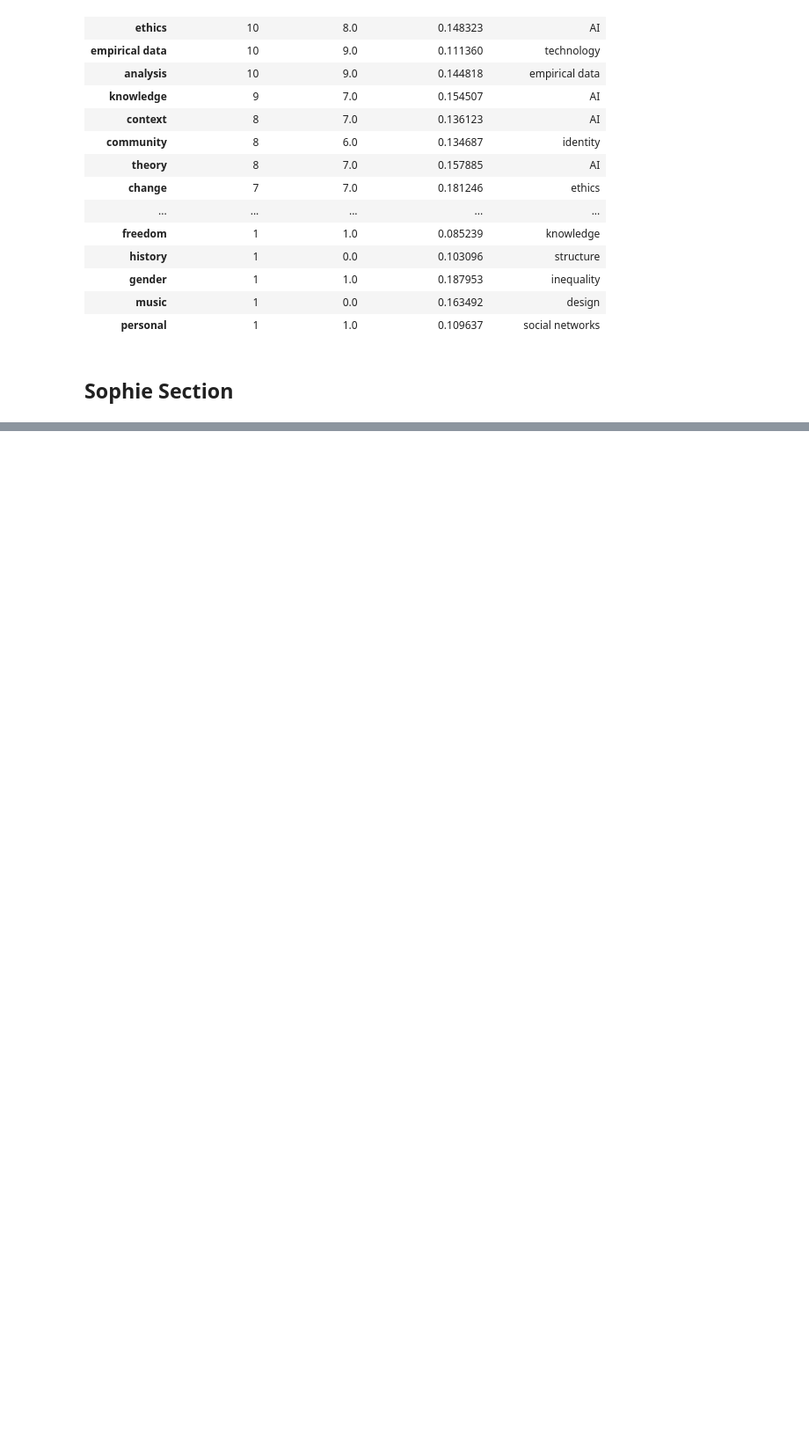
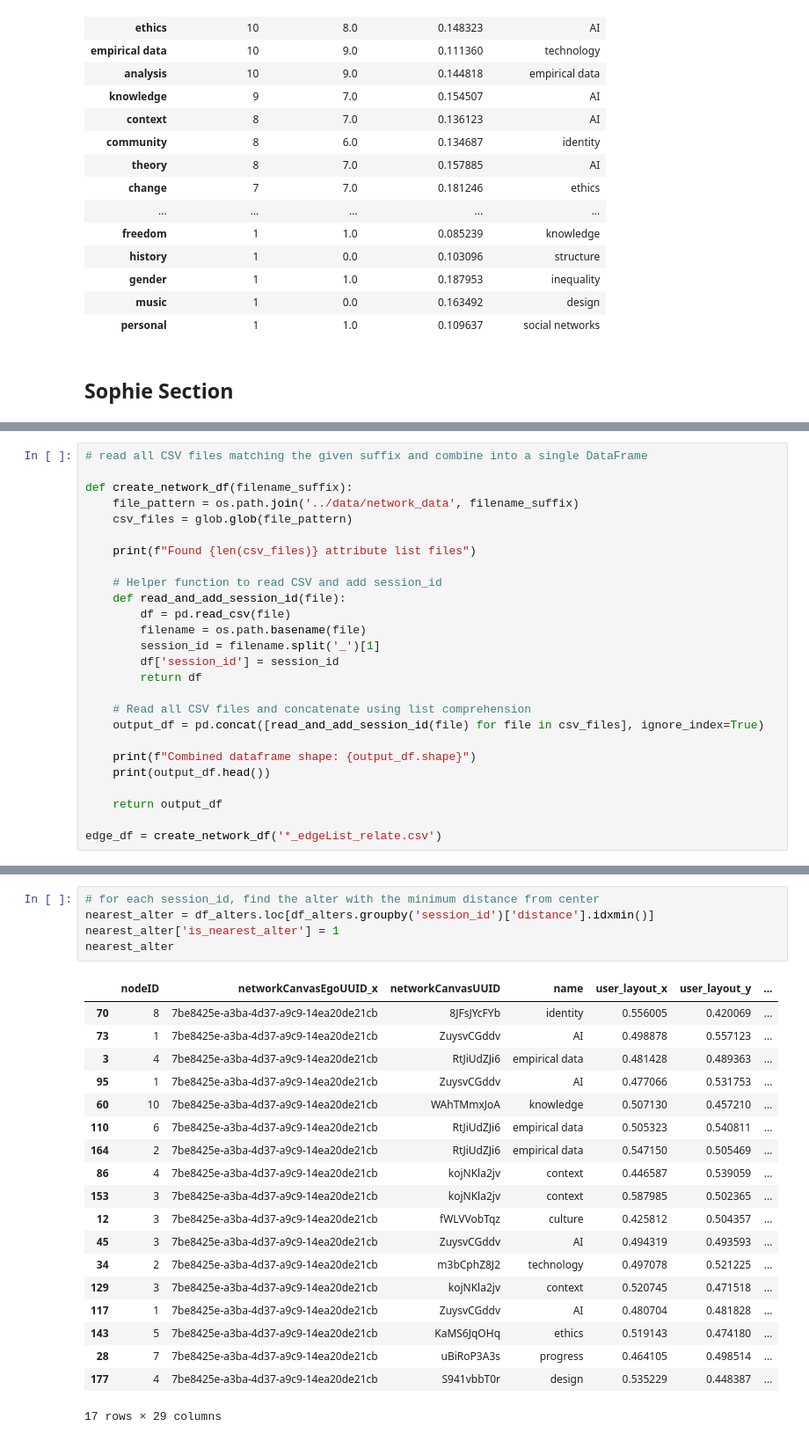
Before and after one commit to isaacbacker/GroupPres_SDS, a Jupyter notebook: Notebooks/network_analysis_group_project.ipynb, the cells around one changed output, grey strips where cells are left out. Shown at 88% size. Drawn from its saved outputs; the diff is of its cells as text; blank space fills up the shorter version.

```diff
--- a/Notebooks/network_analysis_group_project.ipynb
+++ b/Notebooks/network_analysis_group_project.ipynb
@@ -428,0 +448,26 @@ df_alters.head()
+# %%
+# read all CSV files matching the given suffix and combine into a single DataFrame
+
+def create_network_df(filename_suffix):
+    file_pattern = os.path.join('../data/network_data', filename_suffix)
+    csv_files = glob.glob(file_pattern)
+
+    print(f"Found {len(csv_files)} attribute list files")
+
+    # Helper function to read CSV and add session_id
+    def read_and_add_session_id(file):
+        df = pd.read_csv(file)
+        filename = os.path.basename(file)
+        session_id = filename.split('_')[1]
+        df['session_id'] = session_id
+        return df
+
+    # Read all CSV files and concatenate using list comprehension
+    output_df = pd.concat([read_and_add_session_id(file) for file in csv_files], ignore_index=True)
+
+    print(f"Combined dataframe shape: {output_df.shape}")
+    print(output_df.head())
+
+    return output_df
+
+edge_df = create_network_df('*_edgeList_relate.csv')
@@ -428,0 +520,25 @@ df_alters.head()
+# %%
+# for each session_id, find the alter with the minimum distance from center
+nearest_alter = df_alters.loc[df_alters.groupby('session_id')['distance'].idxmin()]
+nearest_alter['is_nearest_alter'] = 1
+nearest_alter
+# %% [output]
+|  | nodeID | networkCanvasEgoUUID_x | networkCanvasUUID | name | user_layout_x | user_layout_y | ... |
+| 70 | 8 | 7be8425e-a3ba-4d37-a9c9-14ea20de21cb | 8JFsJYcFYb | identity | 0.556005 | 0.420069 | ... |
+| 73 | 1 | 7be8425e-a3ba-4d37-a9c9-14ea20de21cb | ZuysvCGddv | AI | 0.498878 | 0.557123 | ... |
+| 3 | 4 | 7be8425e-a3ba-4d37-a9c9-14ea20de21cb | RtJiUdZJi6 | empirical data | 0.481428 | 0.489363 | ... |
+| 95 | 1 | 7be8425e-a3ba-4d37-a9c9-14ea20de21cb | ZuysvCGddv | AI | 0.477066 | 0.531753 | ... |
+| 60 | 10 | 7be8425e-a3ba-4d37-a9c9-14ea20de21cb | WAhTMmxJoA | knowledge | 0.507130 | 0.457210 | ... |
+| 110 | 6 | 7be8425e-a3ba-4d37-a9c9-14ea20de21cb | RtJiUdZJi6 | empirical data | 0.505323 | 0.540811 | ... |
+| 164 | 2 | 7be8425e-a3ba-4d37-a9c9-14ea20de21cb | RtJiUdZJi6 | empirical data | 0.547150 | 0.505469 | ... |
+| 86 | 4 | 7be8425e-a3ba-4d37-a9c9-14ea20de21cb | kojNKla2jv | context | 0.446587 | 0.539059 | ... |
+| 153 | 3 | 7be8425e-a3ba-4d37-a9c9-14ea20de21cb | kojNKla2jv | context | 0.587985 | 0.502365 | ... |
+| 12 | 3 | 7be8425e-a3ba-4d37-a9c9-14ea20de21cb | fWLVVobTqz | culture | 0.425812 | 0.504357 | ... |
+| 45 | 3 | 7be8425e-a3ba-4d37-a9c9-14ea20de21cb | ZuysvCGddv | AI | 0.494319 | 0.493593 | ... |
+| 34 | 2 | 7be8425e-a3ba-4d37-a9c9-14ea20de21cb | m3bCphZ8J2 | technology | 0.497078 | 0.521225 | ... |
+| 129 | 3 | 7be8425e-a3ba-4d37-a9c9-14ea20de21cb | kojNKla2jv | context | 0.520745 | 0.471518 | ... |
+| 117 | 1 | 7be8425e-a3ba-4d37-a9c9-14ea20de21cb | ZuysvCGddv | AI | 0.480704 | 0.481828 | ... |
+| 143 | 5 | 7be8425e-a3ba-4d37-a9c9-14ea20de21cb | KaMS6JqOHq | ethics | 0.519143 | 0.474180 | ... |
+| 28 | 7 | 7be8425e-a3ba-4d37-a9c9-14ea20de21cb | uBiRoP3A3s | progress | 0.464105 | 0.498514 | ... |
+| 177 | 4 | 7be8425e-a3ba-4d37-a9c9-14ea20de21cb | S941vbbT0r | design | 0.535229 | 0.448387 | ... |
+17 rows × 29 columns
```
Also changed, not shown: parts of 16 cells of this notebook, 1 other file.
